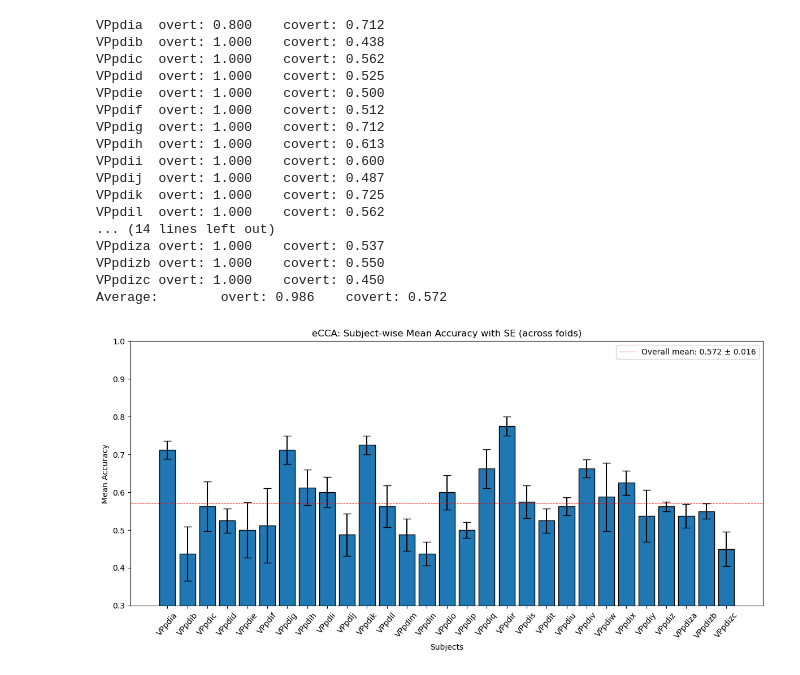
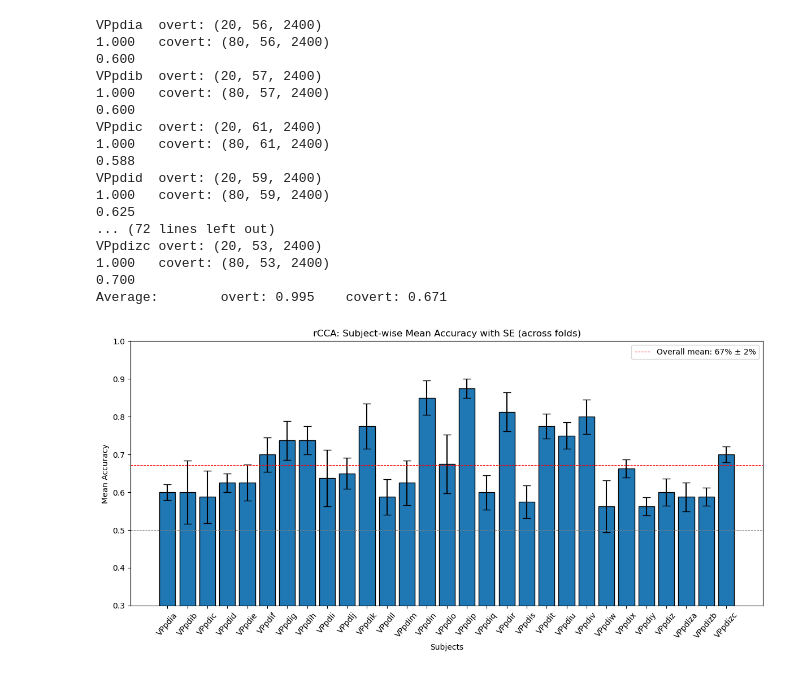
Before and after one commit to rvodila/Decoding-Covert-Attention-2025, a Jupyter notebook: Notebooks/cvep/rcca.ipynb, the cells around one changed output. Cells and saved outputs as stored; diff of their text form; code cells hidden in the pictures.

```diff
--- a/Notebooks/cvep/rcca.ipynb
+++ b/Notebooks/cvep/rcca.ipynb
@@ -51,7 +51,7 @@ for i_subject, subject in enumerate(subjects):
         X = tmp["X"]
         y = tmp["y"]
         V = tmp["V"]
-
+        print(X.shape)
         # Cross-validation
         folds = np.repeat(np.arange(n_folds), int(X.shape[0] / n_folds))
         for i_fold in range(n_folds):
@@ -77,55 +77,56 @@ print(f"Average:\tovert: {accuracy[:, 0, :].mean():.3f}\tcovert: {accuracy[:, 1,
 
 np.savez(os.path.join(data_dir, "derivatives", "cvep_ecca_64_icaspace.npz"), accuracy=accuracy)
 # %% [output]
-VPpdia  overt: 0.800    covert: 0.712
-VPpdib  overt: 1.000    covert: 0.438
-VPpdic  overt: 1.000    covert: 0.562
-VPpdid  overt: 1.000    covert: 0.525
-VPpdie  overt: 1.000    covert: 0.500
-VPpdif  overt: 1.000    covert: 0.512
-VPpdig  overt: 1.000    covert: 0.712
-VPpdih  overt: 1.000    covert: 0.613
-VPpdii  overt: 1.000    covert: 0.600
-VPpdij  overt: 1.000    covert: 0.487
-VPpdik  overt: 1.000    covert: 0.725
-VPpdil  overt: 1.000    covert: 0.562
-... (14 lines left out)
-VPpdiza overt: 1.000    covert: 0.537
-VPpdizb overt: 1.000    covert: 0.550
-VPpdizc overt: 1.000    covert: 0.450
-Average:        overt: 0.986    covert: 0.572
+VPpdia  overt: (20, 56, 2400)
+1.000   covert: (80, 56, 2400)
+0.600
+VPpdib  overt: (20, 57, 2400)
+1.000   covert: (80, 57, 2400)
+0.600
+VPpdic  overt: (20, 61, 2400)
+1.000   covert: (80, 61, 2400)
+0.588
+VPpdid  overt: (20, 59, 2400)
+1.000   covert: (80, 59, 2400)
+0.625
+... (72 lines left out)
+VPpdizc overt: (20, 53, 2400)
+1.000   covert: (80, 53, 2400)
+0.700
+Average:        overt: 0.995    covert: 0.671
 # %%
 import matplotlib.pyplot as plt
 import numpy as np
 
 # Compute subject-level mean accuracy and per-subject SE (across folds)
 subject_means = np.mean(accuracy[:, 1, :], axis=1)
 subject_se = np.std(accuracy[:, 1, :], ddof=1, axis=1) / np.sqrt(accuracy.shape[2])
 
 # Compute overall mean accuracy and SE (based on subject means only)
-overall_mean = np.mean(subject_means)
-overall_se = np.std(subject_means, ddof=1) / np.sqrt(len(subject_means))
+overall_mean = np.mean(subject_means)* 100
+overall_se = np.std(subject_means, ddof=1) / np.sqrt(len(subject_means))*100
 
 # Create a bar plot for each subject
 fig, ax = plt.subplots(figsize=(12, 6))
 subject_indices = np.arange(len(subject_means))
 ax.bar(subject_indices, subject_means, yerr=subject_se, capsize=5, color="tab:blue", edgecolor="black")
 ax.set_xticks(subject_indices)
 # You can use subject IDs or numbers; here we'll assume subjects is a list of strings
 subject_labels = subjects
 ax.set_ylim(0.3,1)
 ax.set_xticklabels(subject_labels, rotation=50)
 ax.set_xlabel("Subjects")
 ax.set_ylabel("Mean Accuracy")
-ax.set_title("eCCA: Subject-wise Mean Accuracy with SE (across folds)")
+ax.set_title("rCCA: Subject-wise Mean Accuracy with SE (across folds)")
 
 # Add overall mean accuracy as a horizontal line with a shaded area for overall SE
-ax.axhline(overall_mean, color="red", linestyle="--", linewidth = 0.7, label=f"Overall mean: {overall_mean:.3f} ± {overall_se:.3f}")
-ax.axhline(1, color="grey", linestyle="--", linewidth = 0.7)
+ax.axhline(overall_mean/ 100, color="red", linestyle="--", linewidth = 0.77, label=f"Overall mean: {overall_mean:.0f}% ± {overall_se:.0f}%")
+
+ax.axhline(0.5, color="grey", linestyle="--", linewidth = 0.7)
 #ax.fill_between(subject_indices, overall_mean - overall_se, overall_mean + overall_se, color="red", alpha=0.2)
 
 ax.legend()
 plt.tight_layout()
 plt.show()
 # %% [output]
-[figure, old version]
+[figure, new version]
```
Also changed, not shown: parts of 2 cells of this notebook, 10 other files.
